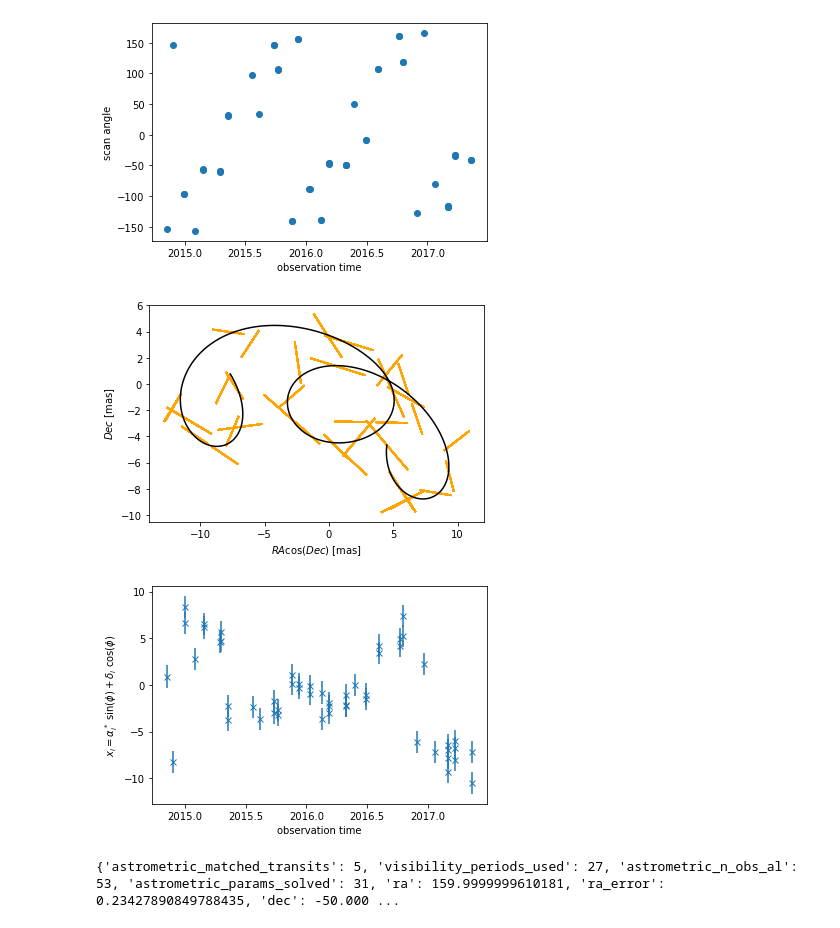
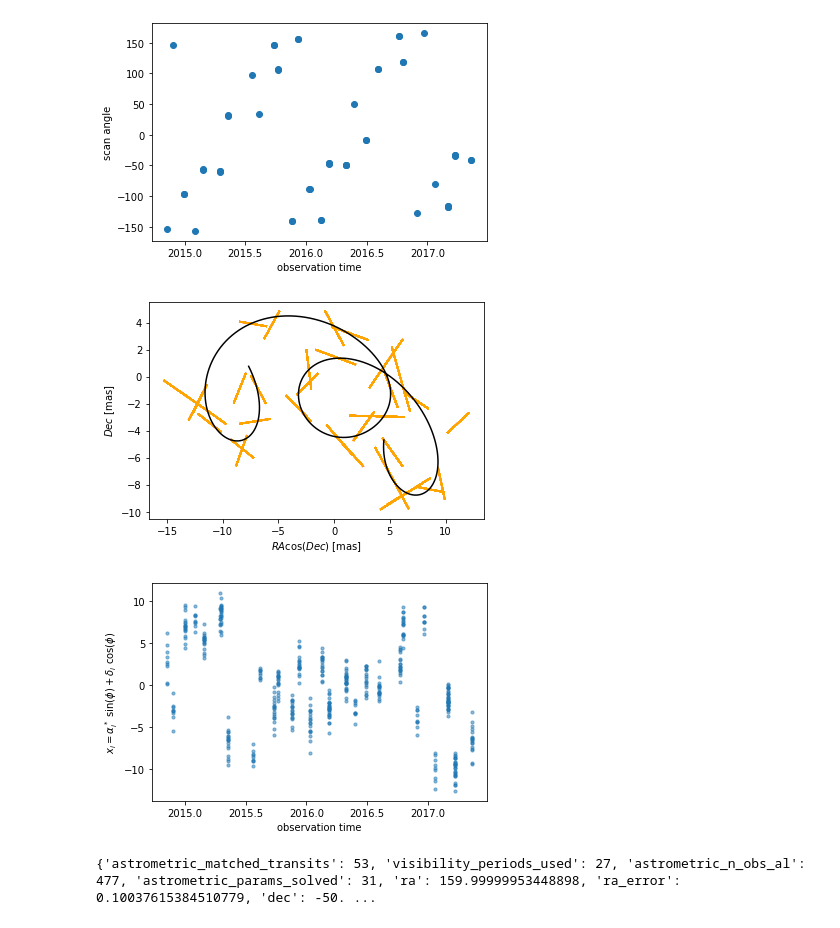
Before and after one commit to zpenoyre/astromet.py, a Jupyter notebook: example.ipynb, the cells around one changed output. Drawn from its saved outputs; the diff is of its cells as text; code cells hidden in the pictures.

Commit message:
added routines to conver results to params and fits, hardcode T in fits (pot source of bugs?), half updated example notebook

```diff
--- a/example.ipynb
+++ b/example.ipynb
@@ -187,8 +187,6 @@ racs,decs=astromet.track(ts,params)
 mag=18
 al_error=astromet.sigma_ast(mag) # about 1.1 mas at this magnitude
 errs=al_error*np.random.randn(phis.size)
-
-radphis=np.deg2rad(phis)
 
 obsracs=racs+errs*np.sin(radphis)
 obsdecs=decs+errs*np.cos(radphis)
@@ -197,6 +195,7 @@ plotts=np.linspace(np.min(ts),np.max(ts),1000)
 plotracs,plotdecs=astromet.track(plotts,params)
 
 ax=plt.gca()
+radphis=np.deg2rad(phis)
 for i in range(ts.size):
     ax.plot([obsracs-al_error*np.sin(radphis),obsracs+al_error*np.sin(radphis)],
             [obsdecs-al_error*np.cos(radphis),obsdecs+al_error*np.cos(radphis)],c='orange')
@@ -206,20 +205,20 @@ ax.set_ylabel(r'$Dec$ [mas]')
 plt.savefig('docs/plots/twoBodyScans')
 plt.show()
 # %% [output]
-[figure, old version]
+[figure, new version]
 # %%
-xs=obsracs*np.sin(radphis) + obsdecs*np.cos(radphis)
+t_obs,x_obs,phi_obs,rac_obs,dec_obs=astromet.mock_obs(ts,phis,racs,decs,err=al_error)
 
 ax=plt.gca()
-ax.errorbar(ts,xs,yerr=al_error,fmt='x')
+ax.scatter(t_obs,x_obs,s=10,alpha=0.5)
 ax.set_xlabel(r'observation time')
 ax.set_ylabel(r'$x_i = \alpha^*_i\ \sin(\phi) + \delta_i\ \cos(\phi)$')
 plt.savefig('docs/plots/scanXs.png')
 plt.show()
 # %% [output]
-[figure, old version]
+[figure, new version]
 # %%
-bresults=astromet.gaia_fit(ts,xs,phis,al_error,ra,dec)
+bresults=astromet.gaia_fit(t_obs,x_obs,phi_obs,al_error,ra,dec)
 print(bresults)
 # %% [output]
-{'astrometric_matched_transits': 5, 'visibility_periods_used': 27, 'astrometric_n_obs_al': 53, 'astrometric_params_solved': 31, 'ra': 159.9999999610181, 'ra_error': 0.23427890849788435, 'dec': -50.000 ...
+{'astrometric_matched_transits': 53, 'visibility_periods_used': 27, 'astrometric_n_obs_al': 477, 'astrometric_params_solved': 31, 'ra': 159.99999953448898, 'ra_error': 0.10037615384510779, 'dec': -50. ...
```
Also changed, not shown: parts of 7 cells of this notebook, 9 other files.
